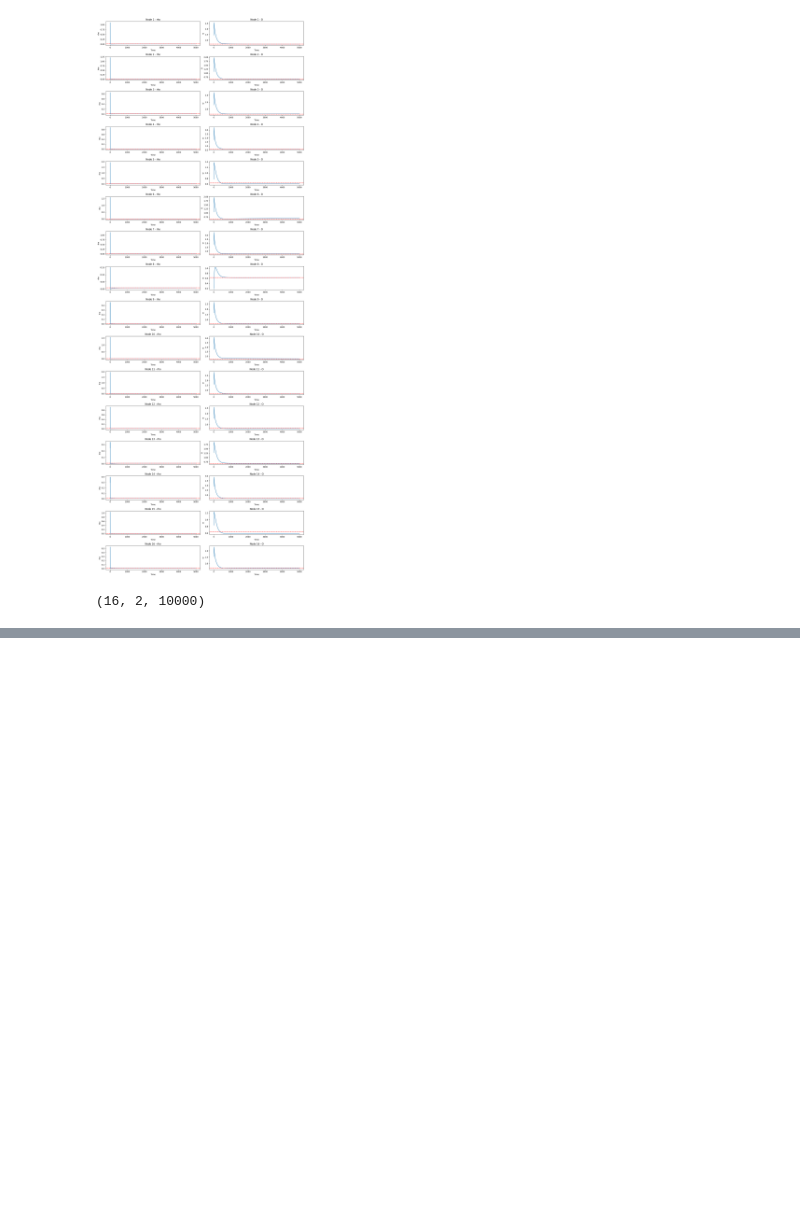
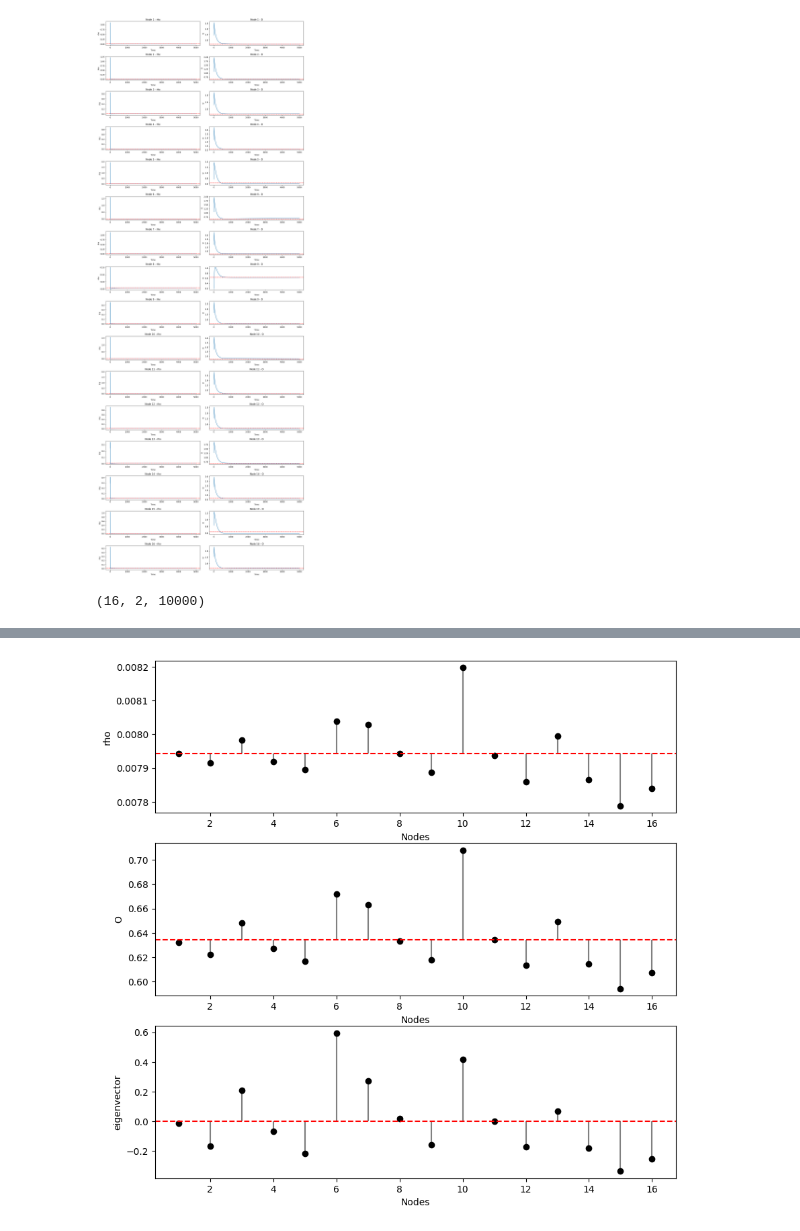
Before and after one commit to ChristianJFG/small_world_criminality, a Jupyter notebook: Networkx.ipynb, the cells around one changed output, grey strips where cells are left out. Cells and saved outputs as stored; diff of their text form; code cells hidden in the pictures; blank space fills up the shorter version.

```diff
--- a/Networkx.ipynb
+++ b/Networkx.ipynb
@@ -372,0 +395,30 @@ plt.show()
+# %%
+# Creating the stem plots
+fig, axes = plt.subplots(3, 1, figsize=(10, 10))
+
+axes[0].stem(nodes, last_values_rho, linefmt='gray', markerfmt='ko', basefmt=' ', bottom=rho_ss)
+axes[0].axhline(rho_ss, color='red', linestyle='--')
+
+
+# Labeling the axes
+axes[0].set_xlabel('Nodes')
+axes[0].set_ylabel('rho')
+
+axes[1].stem(nodes, last_values_O, linefmt='gray', markerfmt='ko', basefmt=' ', bottom=O_ss)
+axes[1].axhline(O_ss, color='red', linestyle='--')
+
+# Labeling the axes
+axes[1].set_xlabel('Nodes')
+axes[1].set_ylabel('O')
+
+axes[2].stem(nodes, eigenvectors[:, 2], linefmt='gray', markerfmt='ko', basefmt=' ')
+axes[2].axhline(0, color='red', linestyle='--')
+
+# Labeling the axes
+axes[2].set_xlabel('Nodes')
+axes[2].set_ylabel('eigenvector')
+
+# Display the plot
+plt.show()
+# %% [output]
+[figure, added]
```
Also changed, not shown: parts of 7 cells of this notebook.
